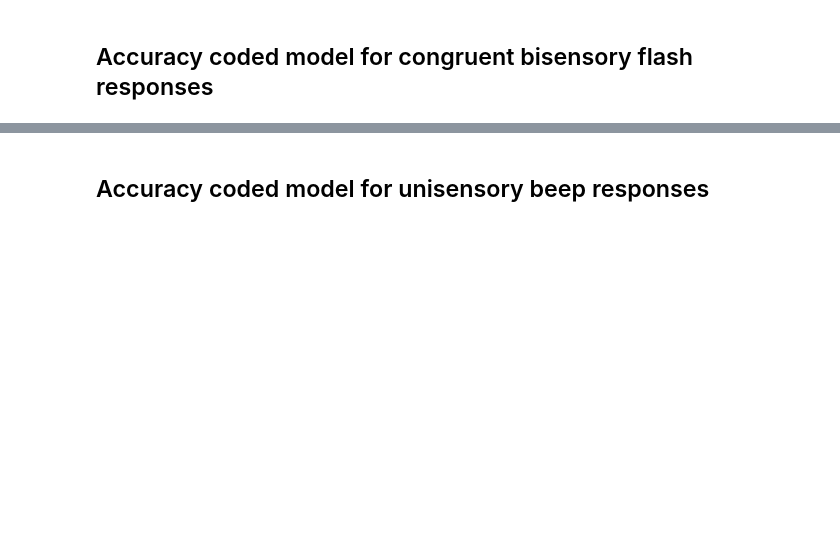
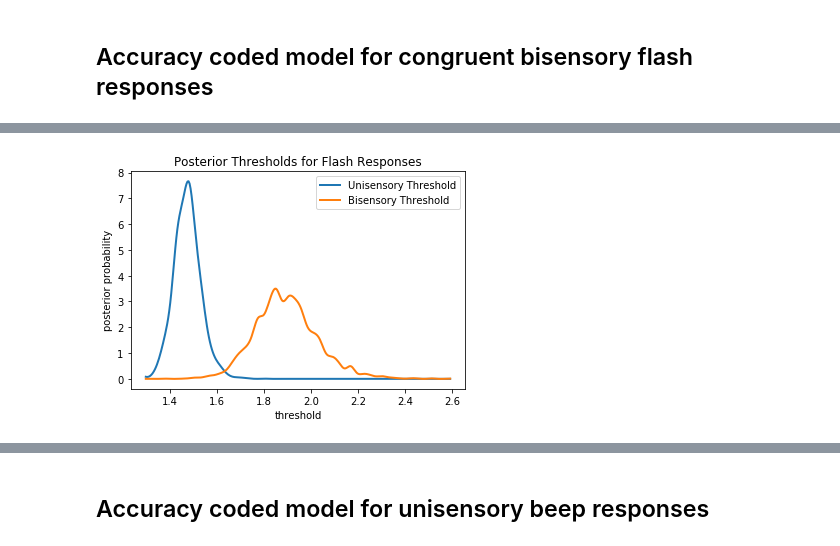
Before and after one commit to chauedwin/NumerosityHDDM, a Jupyter notebook: NewExperiment.ipynb, the cells around one changed output, grey strips where cells are left out. Cells and saved outputs as stored; diff of their text form; code cells hidden in the pictures; blank space fills up the shorter version.

```diff
--- a/NewExperiment.ipynb
+++ b/NewExperiment.ipynb
@@ -442,0 +443,11 @@ Plotting t
+# %%
+a_unif, a_unif_std = unif_acc_z.nodes_db.node[['a', 'a_std']]
+a_congrf, a_congrf_std = congrf_acc_z.nodes_db.node[['a', 'a_std']]
+hddm.analyze.plot_posterior_nodes([a_unif, a_congrf])
+plt.title("Posterior Thresholds for Flash Responses")
+plt.gca().legend(("Unisensory Threshold", "Bisensory Threshold"))
+plt.xlabel("threshold")
+plt.ylabel("posterior probability")
+plt.show()
+# %% [output]
+[figure, added]
```
Also changed, not shown: parts of 26 cells of this notebook.
